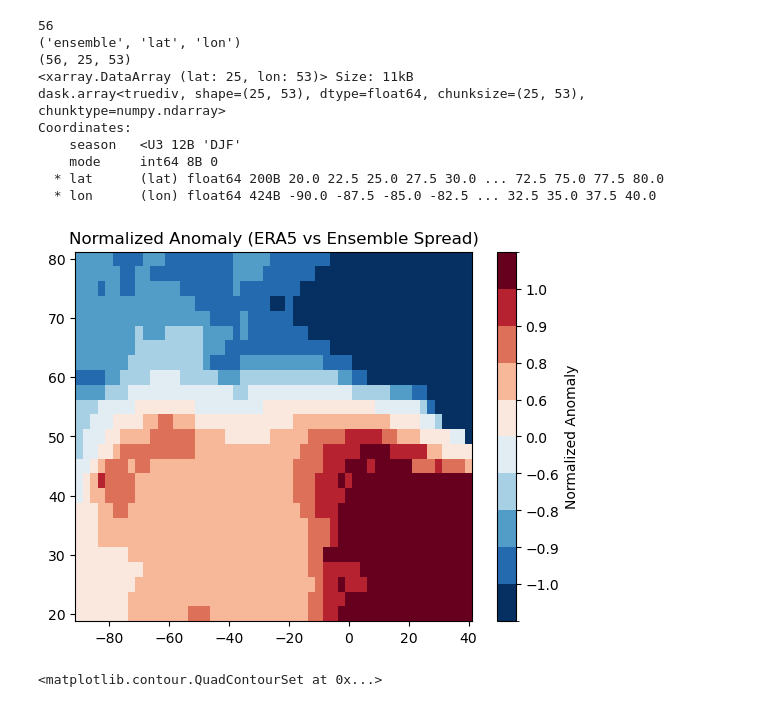
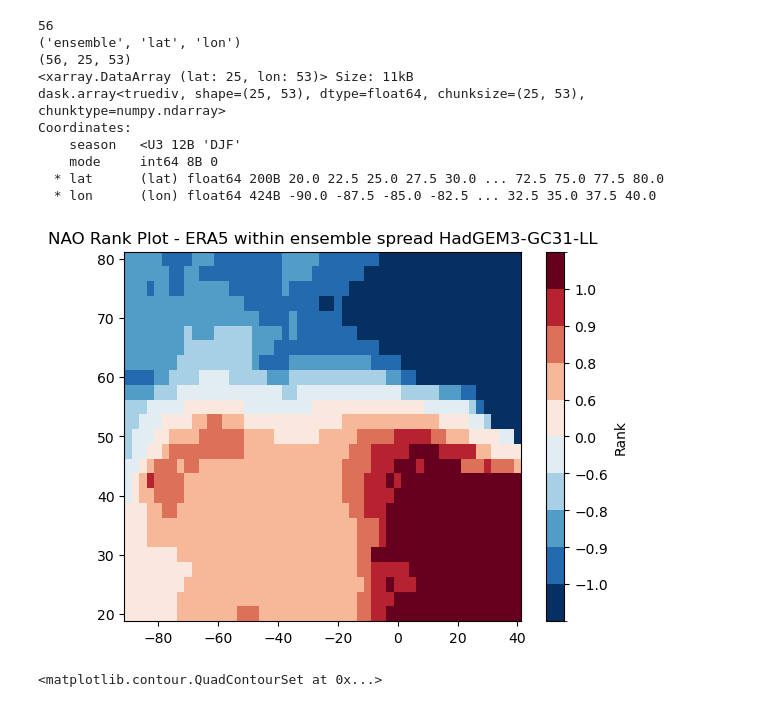
Before and after one commit to slbennie/scripts_trend_projections, a Jupyter notebook: trend_projection/Plotting_ensemble_spread_era5.ipynb, the cells around one changed output. Drawn from its saved outputs; the diff is of its cells as text; code cells hidden in the pictures.

```diff
--- a/trend_projection/Plotting_ensemble_spread_era5.ipynb
+++ b/trend_projection/Plotting_ensemble_spread_era5.ipynb
@@ -77,23 +78,23 @@ Coordinates:
 # %%
 fig, ax = plt.subplots()
 
 #levels = np.arange(-1.25, 1.5, 0.25)
 levels = (-1.1,-1,-0.9, -0.8, -0.6, 0, 0.6, 0.8, 0.9, 1, 1.1)
 norm = BoundaryNorm(levels, ncolors=256, clip=True)
 
 pcm = ax.pcolormesh(
     anomaly['lon'], anomaly['lat'], anomaly,
     cmap='RdBu_r',
     norm=norm
 )
 
 cbar = fig.colorbar(pcm, ax=ax, boundaries=levels, ticks=levels[1:-1])
-cbar.set_label('Normalized Anomaly')
+cbar.set_label('Rank')
 
-ax.set_title('Normalized Anomaly (ERA5 vs Ensemble Spread)')
+ax.set_title('NAO Rank Plot - ERA5 within ensemble spread HadGEM3-GC31-LL')
 plt.show()
 # %% [output]
-[figure, old version]
+[figure, new version]
 # %%
 fig, ax = plt.subplots()
 
```
Also changed, not shown: parts of 10 cells of this notebook, 3 other files.
